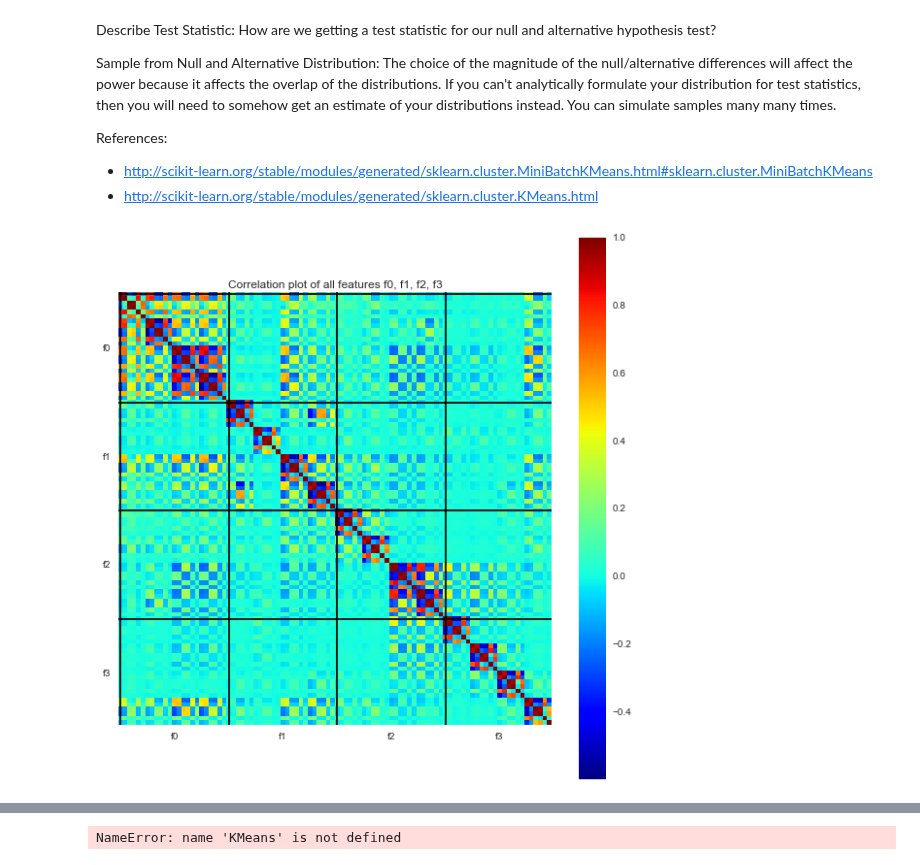
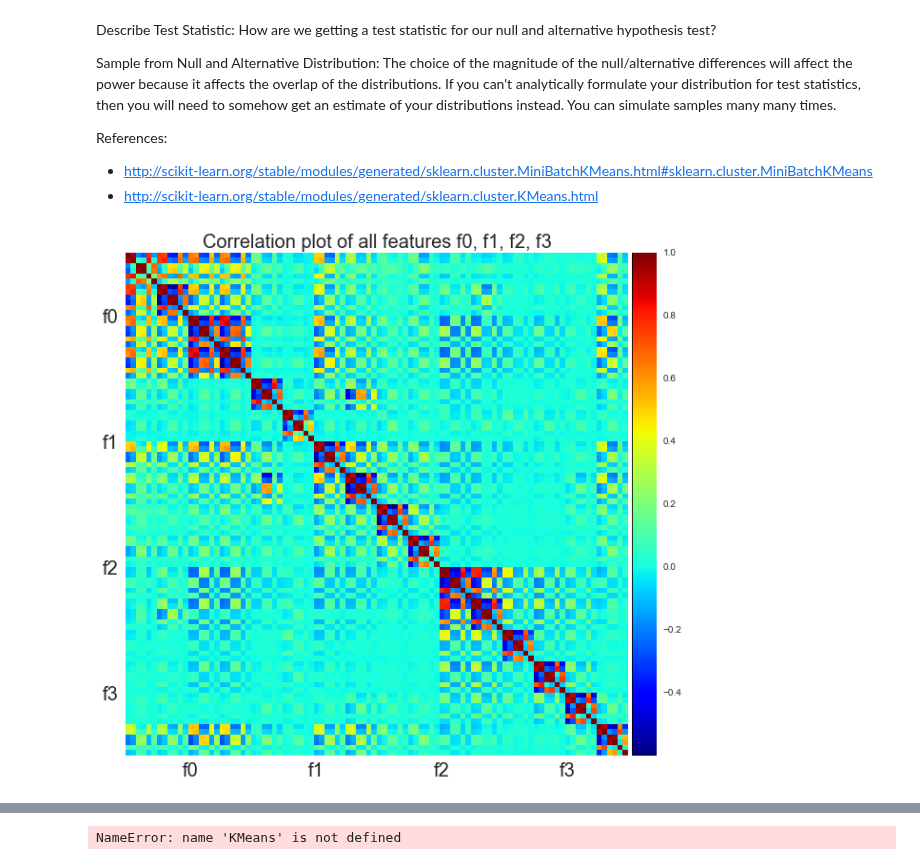
Before and after one commit to Upward-Spiral-Science/the-vat, a Jupyter notebook: Code/inferential_simulation_AL.ipynb, the cells around one changed output, grey strips where cells are left out. Drawn from its saved outputs; the diff is of its cells as text; code cells hidden in the pictures.

```diff
--- a/Code/inferential_simulation_AL.ipynb
+++ b/Code/inferential_simulation_AL.ipynb
@@ -45,7 +48,7 @@ sns.set_style('darkgrid')
 # %%
 #### RUN AT BEGINNING AND TRY NOT TO RUN AGAIN - TAKES WAY TOO LONG ####
 # write new list_of_features to new txt file
-csvfile = "data_normalized/shortenedFeatures_normalized.txt"
+csvfile = "../data_normalized/shortenedFeatures_normalized.txt"
 
 # load in the feature data
 list_of_features = []
@@ -85,24 +88,27 @@ list_of_features = np.array(list_of_features)
 # %%
 # Compute feature correlation matrix
 R = np.corrcoef(list_of_features,rowvar=0)
 # R_normalize = np.corrcoef(normalize_features, rowvar=0)
 fig = plt.figure(figsize=(10,10))
-plt.imshow(R, cmap=plt.get_cmap('jet'), interpolation='none')
-plt.title("Correlation plot of all features f0, f1, f2, f3")
-plt.colorbar()
+im =plt.imshow(R, cmap=plt.get_cmap('jet'), interpolation='none')
+plt.title("Correlation plot of all features f0, f1, f2, f3", fontsize=20)
 
-plt.xticks(np.arange(12,96, 24), ['f0', 'f1', 'f2', 'f3'])
-plt.yticks(np.arange(12,96, 24), ['f0', 'f1', 'f2', 'f3'])
+plt.xticks(np.arange(12,96, 24), ['f0', 'f1', 'f2', 'f3'], fontsize=20)
+plt.yticks(np.arange(12,96, 24), ['f0', 'f1', 'f2', 'f3'], fontsize=20)
 ax = plt.gca()
 ax.grid(False)
 xmin = ax.get_xlim
+vmin, vmax = plt.gci().get_clim()
+divider = make_axes_locatable(ax)
+cax = divider.append_axes("right", size="5%", pad=0.05)
+plt.colorbar(im, cax=cax)
 
 yline = np.arange(0, 96, 24)
 for i in range(0, len(yline)):
     plt.axhline(y=yline[i], color='k')
     plt.axvline(x=yline[i], color='k')
 # %% [output]
-[figure, old version]
+[figure, new version]
 # %%
 temp = np.corrcoef(list_of_features,rowvar=0)
 temp = temp < 0.6
```
Also changed, not shown: parts of 4 cells of this notebook, 4 other files.
